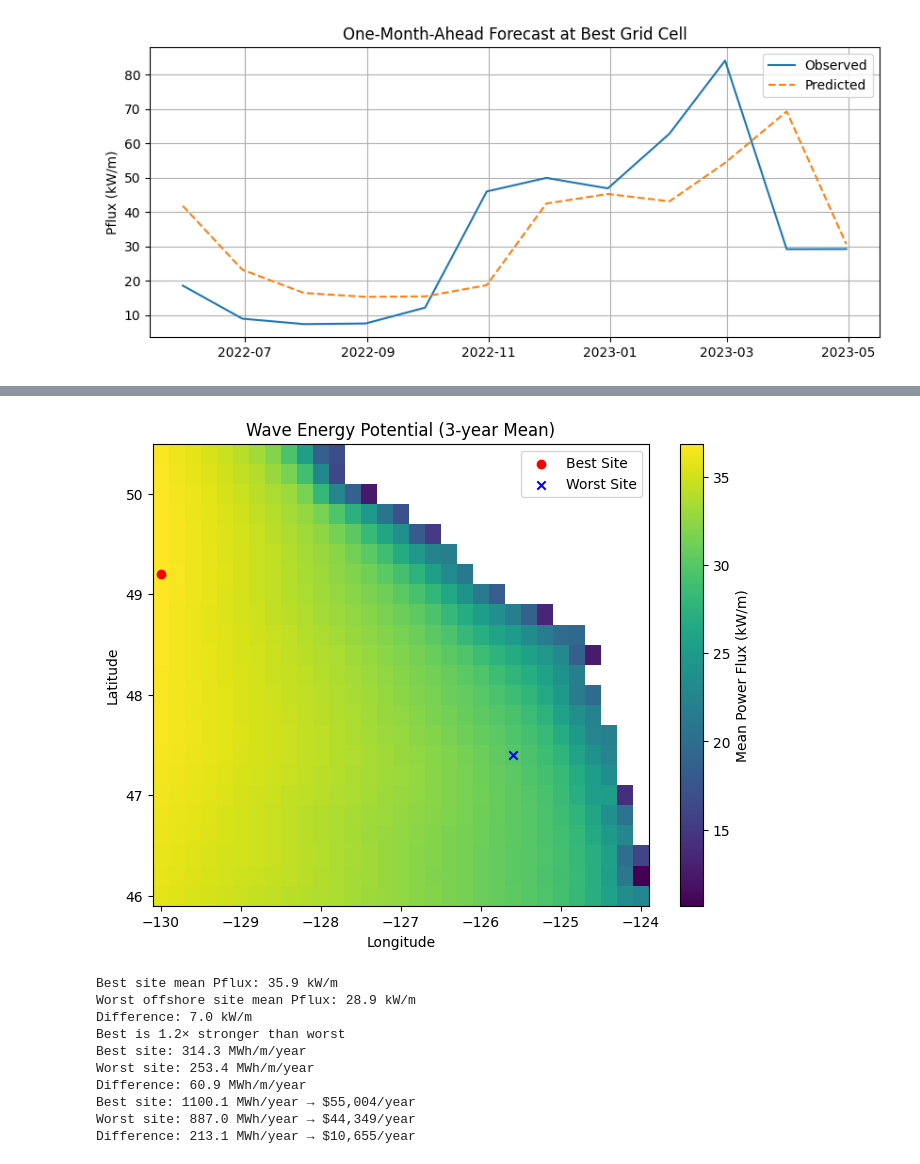
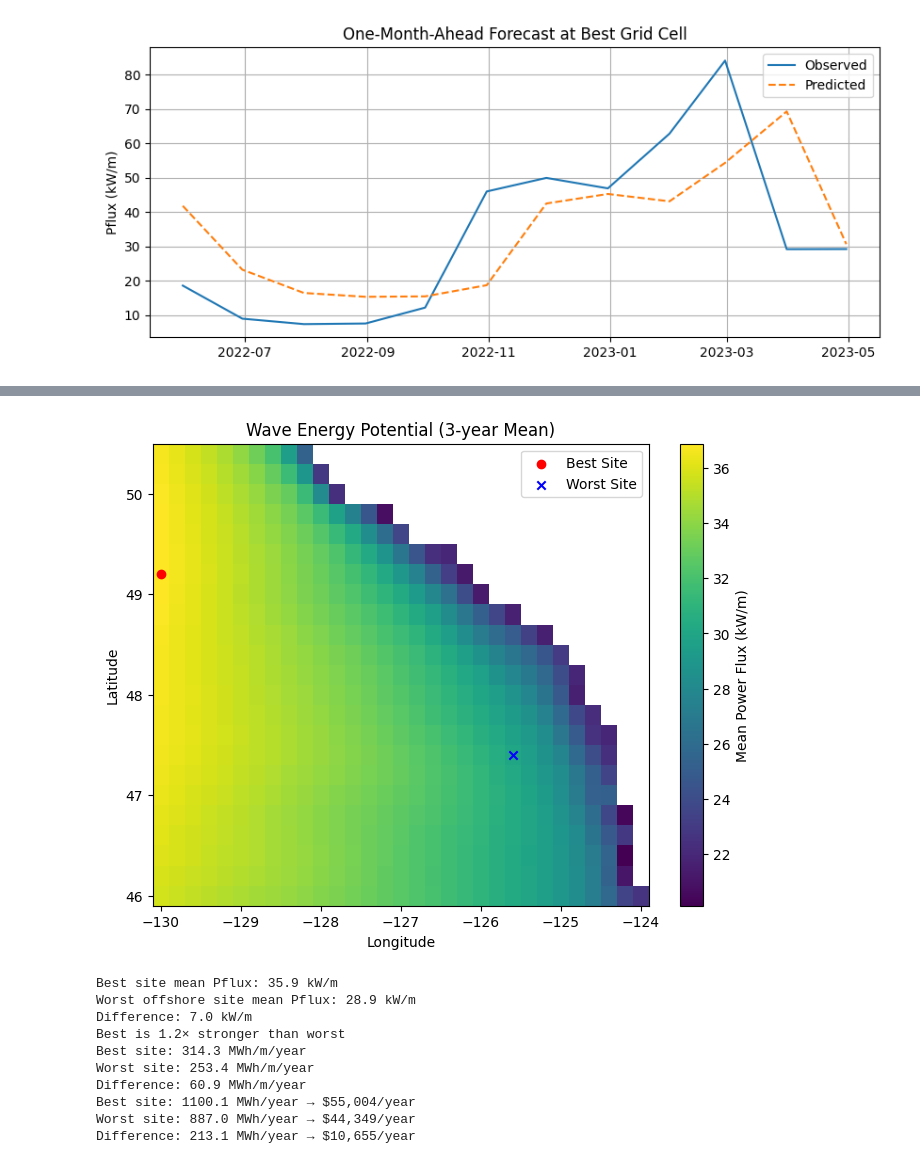
Before and after one commit to WnareaJunior/wave-energy-forecasting-ai, a Jupyter notebook: notebooks/001_wave_power_flux_analysis.ipynb.ipynb, the cells around one changed output, grey strips where cells are left out. Cells and saved outputs as stored; diff of their text form; code cells hidden in the pictures.

```diff
--- a/notebooks/001_wave_power_flux_analysis.ipynb.ipynb
+++ b/notebooks/001_wave_power_flux_analysis.ipynb.ipynb
@@ -195,35 +213,35 @@ df_ranked = (
     df_monthly.groupby(["latitude", "longitude"])["Pflux"]
     .mean()
     .reset_index()
 )
 df_ranked = df_ranked.dropna()
-df_ranked = df_ranked[df_ranked["Pflux"] > 10]  # drop land/zero points
+df_ranked = df_ranked[df_ranked["Pflux"] > 20]  # drop land/zero points
 
 # --- 2. Convert to pivot grid for plotting ---
 pivot = df_ranked.pivot_table(index="latitude", columns="longitude", values="Pflux")
 
 lats = pivot.index.values
 lons = pivot.columns.values
 Pflux_grid = pivot.values
 
 # Mark best & worst
 best_lat, best_lon = df_rank.iloc[0][["latitude", "longitude"]]
 worst_lat, worst_lon = df_rank.iloc[-1][["latitude", "longitude"]]
 
 plt.figure(figsize=(8,6))
 pivot = df_ranked.pivot_table(index="latitude", columns="longitude", values="Pflux")
 
 plt.pcolormesh(pivot.columns, pivot.index, pivot.values, cmap="viridis")
 plt.colorbar(label="Mean Power Flux (kW/m)")
 plt.scatter(best_lon, best_lat, color="red", marker="o", label="Best Site")
 plt.scatter(worst_lon, worst_lat, color="blue", marker="x", label="Worst Site")
 plt.title("Wave Energy Potential (3-year Mean)")
 plt.xlabel("Longitude")
 plt.ylabel("Latitude")
 plt.legend()
 plt.show()
 # %% [output]
-[figure, old version]
+[figure, new version]
 # %%
 # Mean annual power flux at best and worst
 best_mean = site_df["Pflux"].mean()
```
Also changed, not shown: parts of 5 cells of this notebook.
